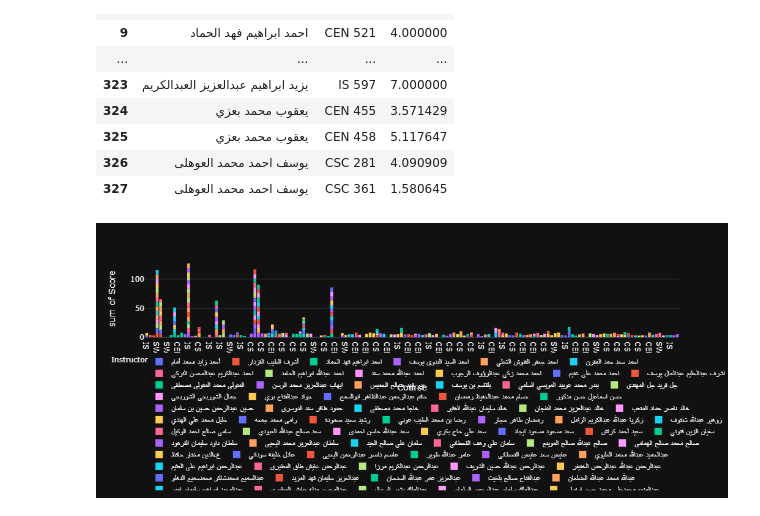
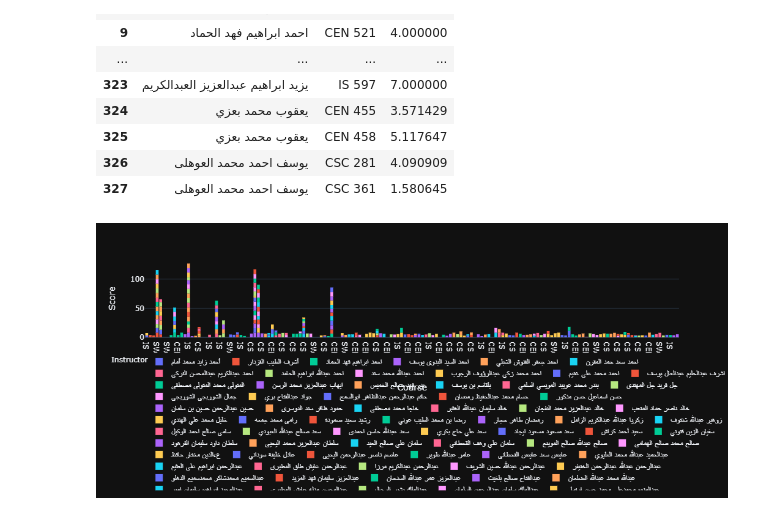
Before and after one commit to Hawzen/Experiments, a Jupyter notebook: HALL OF FAME/FAME_OR_FORTUNE.ipynb, the cells around one changed output. Cells and saved outputs as stored; diff of their text form; code cells hidden in the pictures.

Commit message:
Update graph y axis label

```diff
--- a/HALL OF FAME/FAME_OR_FORTUNE.ipynb
+++ b/HALL OF FAME/FAME_OR_FORTUNE.ipynb
@@ -103,12 +105,12 @@ course_instructor_scores
 # %%
 fig = px.histogram(course_instructor_scores, x="Course", y="Score", color="Instructor", hover_data=course_instructor_scores.columns)
 
 fig.update_layout(
     legend=dict(x=-0.01, y=-0.2),
     legend_orientation="h"
 )
-
+fig.update_yaxes(title="Score")
 fig.write_html("instructor_ranking.html")
 fig.show()
 # %% [output]
-[figure, old version]
+[figure, new version]
```
Also changed, not shown: parts of 1 cell of this notebook, 1 other file.
